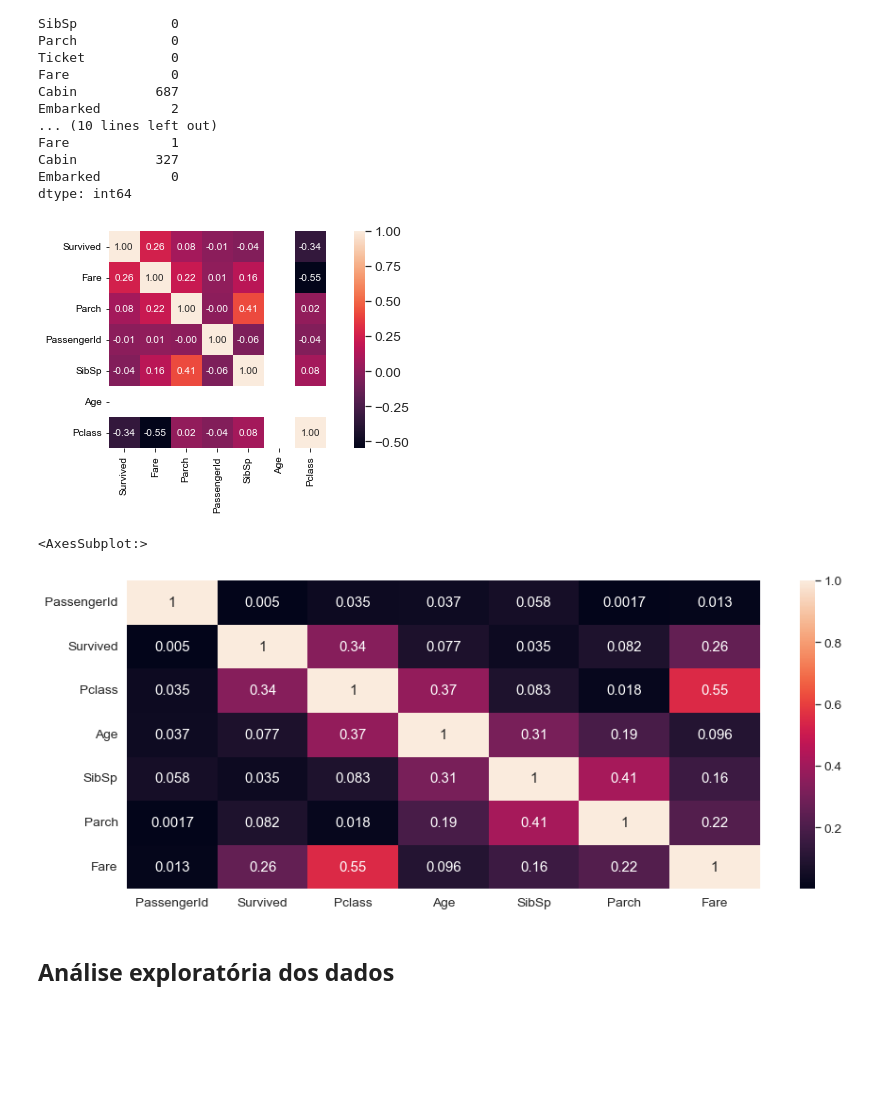
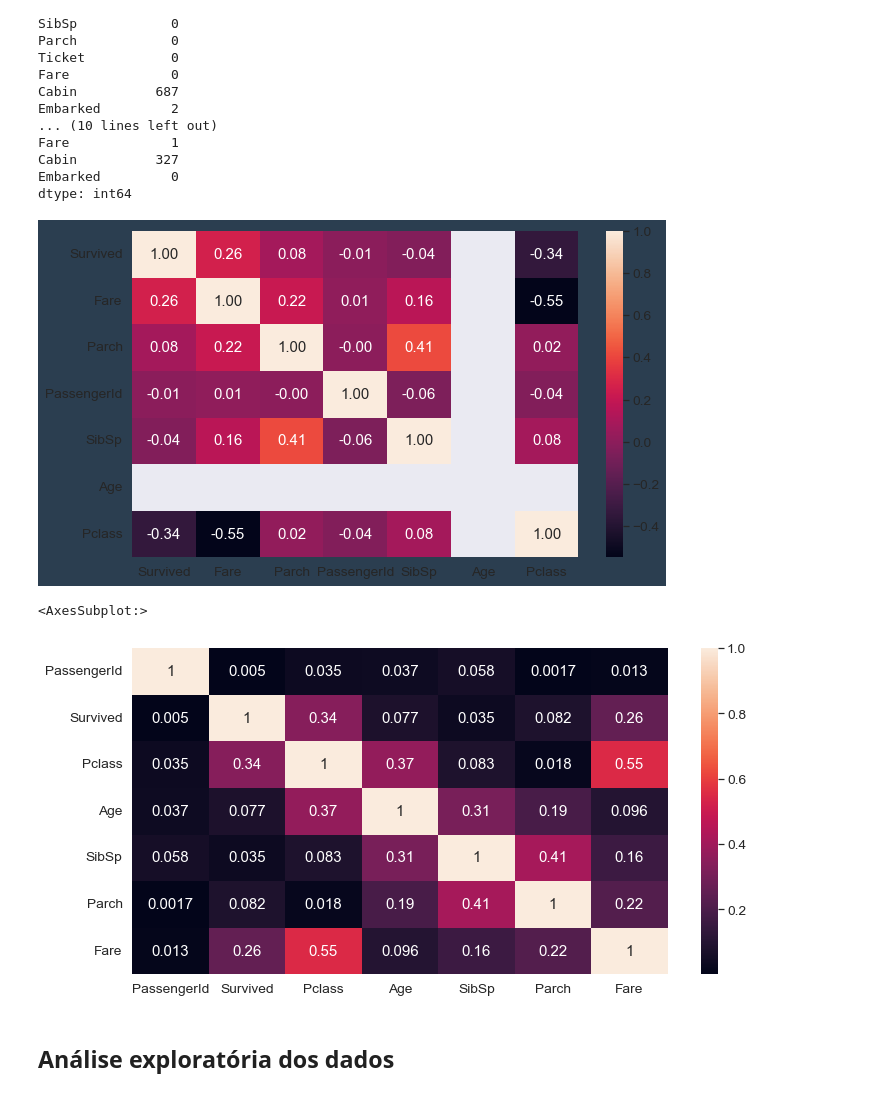
Before and after one commit to Krupique/challenges-kaggle, a Jupyter notebook: challenges/01_TitanicCompetition/titanic-solution-V2.ipynb, the cells around one changed output. Drawn from its saved outputs; the diff is of its cells as text; code cells hidden in the pictures; blank space fills up the shorter version.

```diff
--- a/challenges/01_TitanicCompetition/titanic-solution-V2.ipynb
+++ b/challenges/01_TitanicCompetition/titanic-solution-V2.ipynb
@@ -10,4 +11,6 @@ import matplotlib.pyplot as plt
 import seaborn as sns
+# %%
+style.use('styles/personalestilo-1.mplstyle')
 # %%
 df_train = pd.read_csv('data/train.csv')
 df_test = pd.read_csv('data/test.csv')
@@ -58,21 +61,20 @@ dtype: int64
 # %%
 #correlation matrix
 corrmat = df_train.corr()
-f, ax = plt.subplots(figsize=(10, 4))
+plt.figure(figsize=(10, 6))
 k = 12 #number of variables for heatmap
 cols = corrmat.nlargest(k, 'Survived')['Survived'].index
 cm = np.corrcoef(df_train[cols].values.T)
 sns.set(font_scale=1.25)
-hm = sns.heatmap(cm, cbar=True, annot=True, square=True, fmt='.2f', annot_kws={'size': 10}, yticklabels=cols.values, xticklabels=cols.values)
-plt.show()
+hm = sns.heatmap(cm, cbar=True, annot=True, fmt='.2f', yticklabels=cols.values, xticklabels=cols.values)
 # %% [output]
-[figure, old version]
+[figure, new version]
 # %%
-plt.figure(figsize=(15, 6))
+plt.figure(figsize=(12, 6))
 sns.heatmap(df_train.corr().abs(),  annot=True)
 # %% [output]
 <AxesSubplot:>
-[figure, old version]
+[figure, new version]
 # %%
 def bar_chart(coluna):
     sobreviveram = df_train[df_train['Survived']==1][coluna].value_counts()
```
Also changed, not shown: parts of 118 cells of this notebook, 9 other files.
